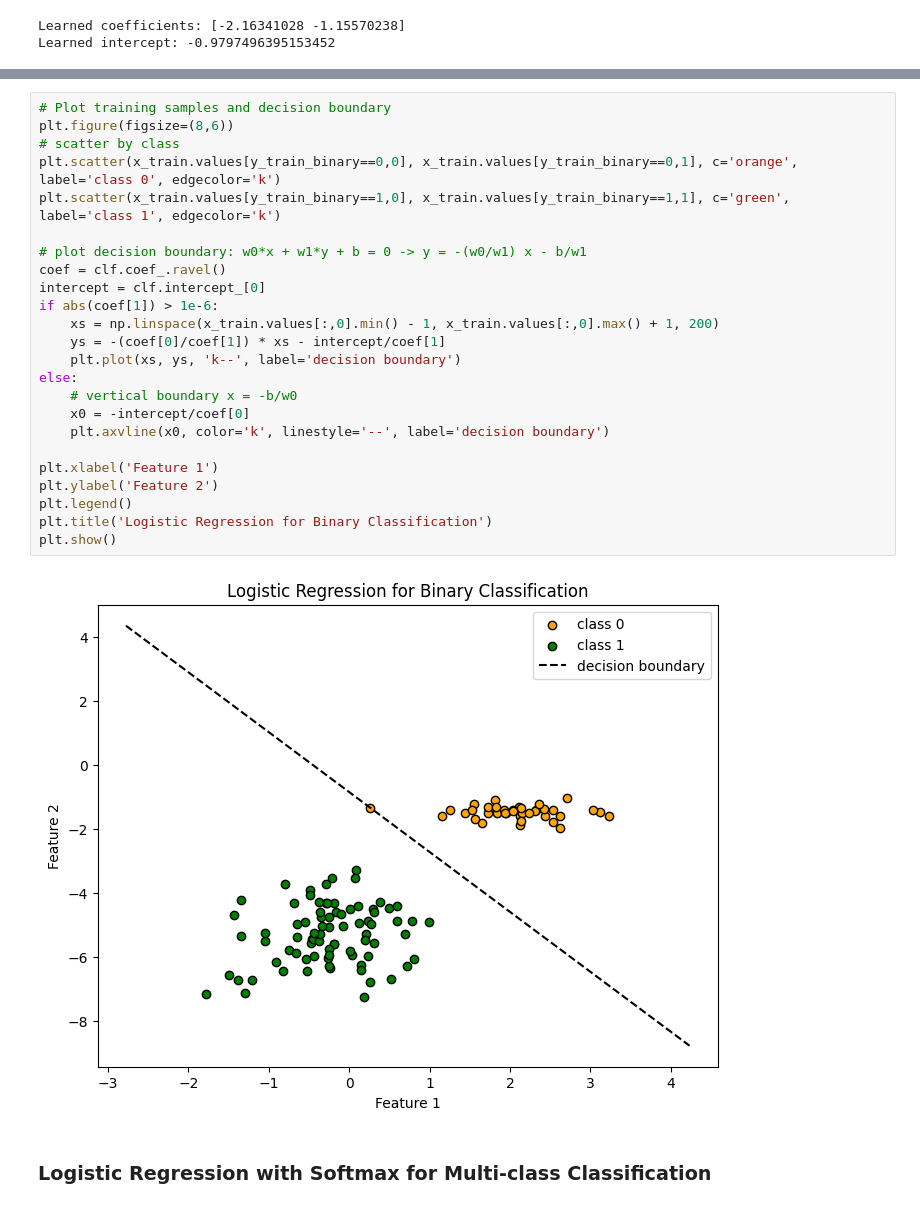
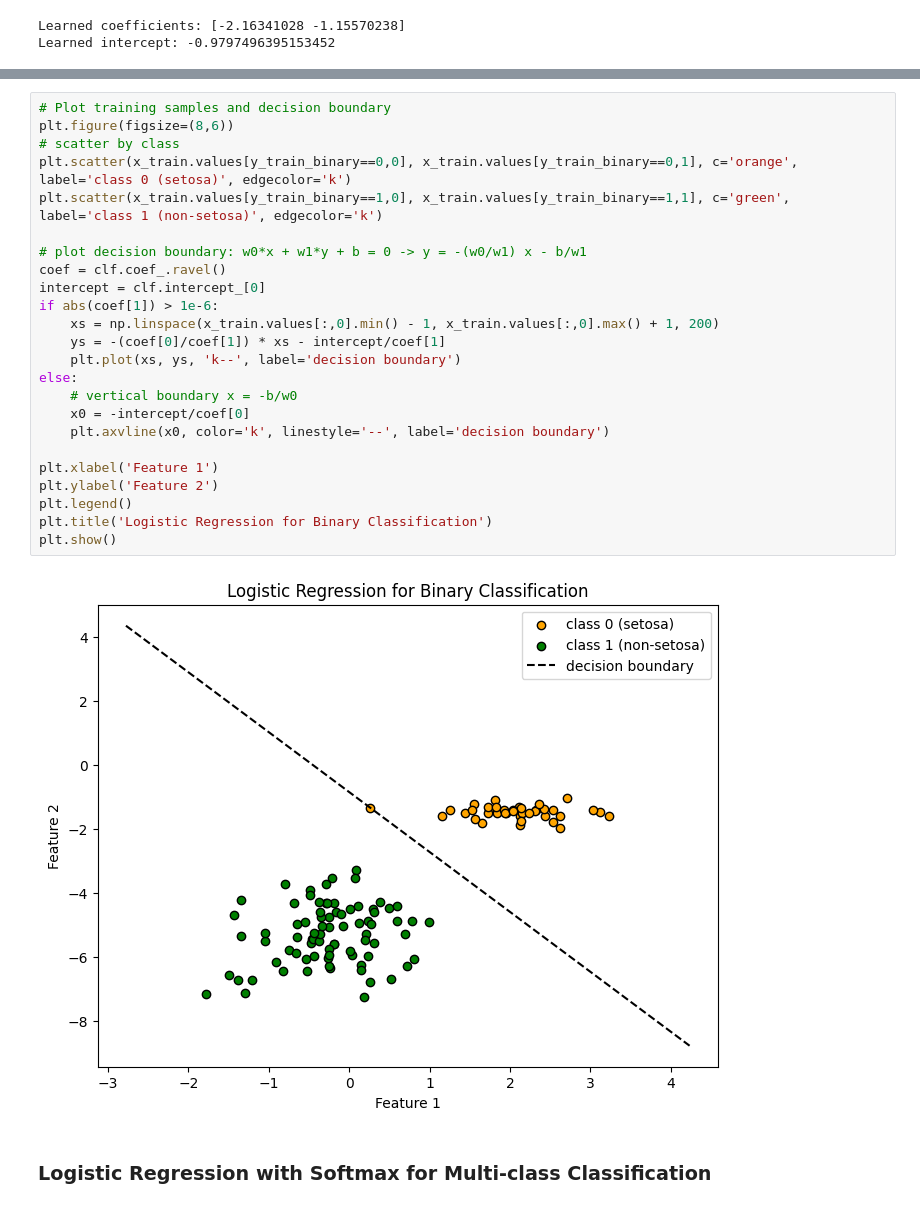
Before and after one commit to shreetishresthanp/Machine-Learning, a Jupyter notebook: HW2/hw2-Shrestha.ipynb, the cells around one changed output, grey strips where cells are left out. Drawn from its saved outputs; the diff is of its cells as text.

```diff
--- a/HW2/hw2-Shrestha.ipynb
+++ b/HW2/hw2-Shrestha.ipynb
@@ -70,29 +86,29 @@ Test accuracy: 1.0000
 # %%
 # Plot training samples and decision boundary
 plt.figure(figsize=(8,6))
 # scatter by class
-plt.scatter(x_train.values[y_train_binary==0,0], x_train.values[y_train_binary==0,1], c='orange', label='class 0', edgecolor='k')
-plt.scatter(x_train.values[y_train_binary==1,0], x_train.values[y_train_binary==1,1], c='green', label='class 1', edgecolor='k')
+plt.scatter(x_train.values[y_train_binary==0,0], x_train.values[y_train_binary==0,1], c='orange', label='class 0 (setosa)', edgecolor='k')
+plt.scatter(x_train.values[y_train_binary==1,0], x_train.values[y_train_binary==1,1], c='green', label='class 1 (non-setosa)', edgecolor='k')
 
 # plot decision boundary: w0*x + w1*y + b = 0 -> y = -(w0/w1) x - b/w1
 coef = clf.coef_.ravel()
 intercept = clf.intercept_[0]
 if abs(coef[1]) > 1e-6:
     xs = np.linspace(x_train.values[:,0].min() - 1, x_train.values[:,0].max() + 1, 200)
     ys = -(coef[0]/coef[1]) * xs - intercept/coef[1]
     plt.plot(xs, ys, 'k--', label='decision boundary')
 else:
     # vertical boundary x = -b/w0
     x0 = -intercept/coef[0]
     plt.axvline(x0, color='k', linestyle='--', label='decision boundary')
 
 plt.xlabel('Feature 1')
 plt.ylabel('Feature 2')
 plt.legend()
 plt.title('Logistic Regression for Binary Classification')
 plt.show()
 # %% [output]
-[figure, old version]
+[figure, new version]
 # %% [markdown]
 ### Logistic Regression with Softmax for Multi-class Classification
 # %%
```
Also changed, not shown: parts of 5 cells of this notebook, 7 other files.
